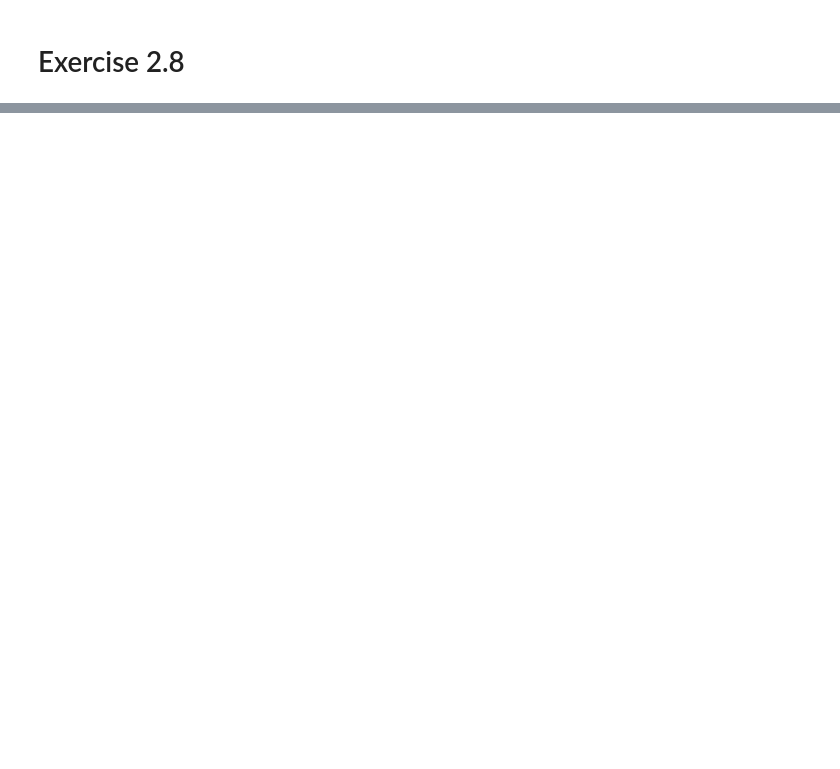
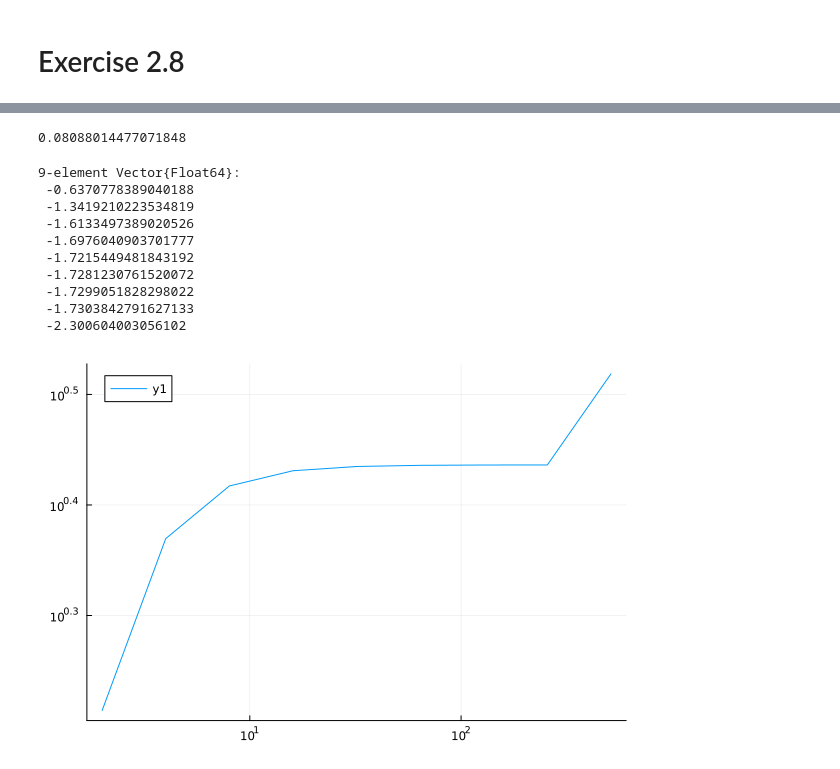
Before and after one commit to jkbch/FEM, a Jupyter notebook: week 2/Claras_julia_week2.ipynb, the cells around one changed output, grey strips where cells are left out. Cells and saved outputs as stored; diff of their text form; code cells hidden in the pictures; blank space fills up the shorter version.

```diff
--- a/week 2/Claras_julia_week2.ipynb
+++ b/week 2/Claras_julia_week2.ipynb
@@ -483,3 +530,41 @@ us = reshape(us, (noelm1+1, noelm2+1))
  -0.437218  -0.181644   0.143947   0.5
  -0.872973  -0.54254   -0.181644  -0.5
  -1.11667   -0.872973  -0.437218  -1.0
+# %%
+N = 9
+es = zeros(N)
+uNull = zeros(N)
+noelm = zeros(Int64, N)
+
+for i in 1:N
+    noelm[i] = 2^i
+    VX, VY = xy(x0, y0, L1, L2, noelm[i], noelm[i])
+    EToV = conelmtab(noelm[i], noelm[i])
+
+    us, e = solveNDBVP(VX, VY, EToV,qt, q, f, distN, distD)
+    es[i] = e
+
+    us = reshape(us, (noelm[i]+1, noelm[i]+1))
+    uNull[i] = us[noelm[i]+1, 1]
+
+
+end
+
+display(fit(log10.(noelm), log10.(es), 1)[1])
+p = plot(noelm, es,  xaxis=:log10, yaxis=:log10)
+display(uNull)
+
+display(p)
+# %% [output]
+0.08088014477071848
+9-element Vector{Float64}:
+ -0.6370778389040188
+ -1.3419210223534819
+ -1.6133497389020526
+ -1.6976040903701777
+ -1.7215449481843192
+ -1.7281230761520072
+ -1.7299051828298022
+ -1.7303842791627133
+ -2.300604003056102
+[figure, added]
```
Also changed, not shown: parts of 10 cells of this notebook.
